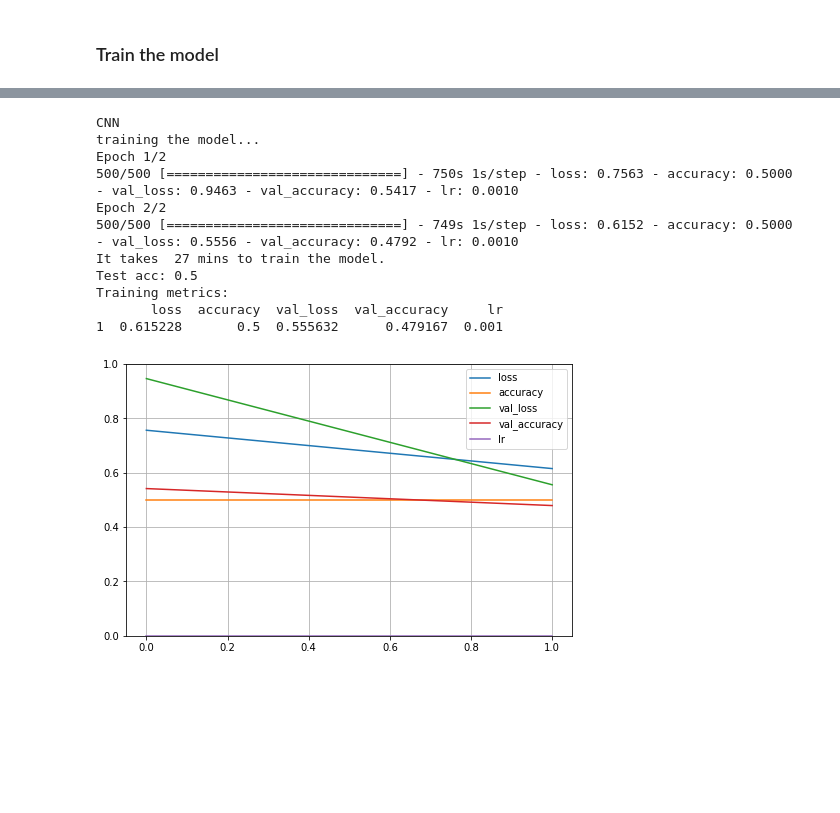
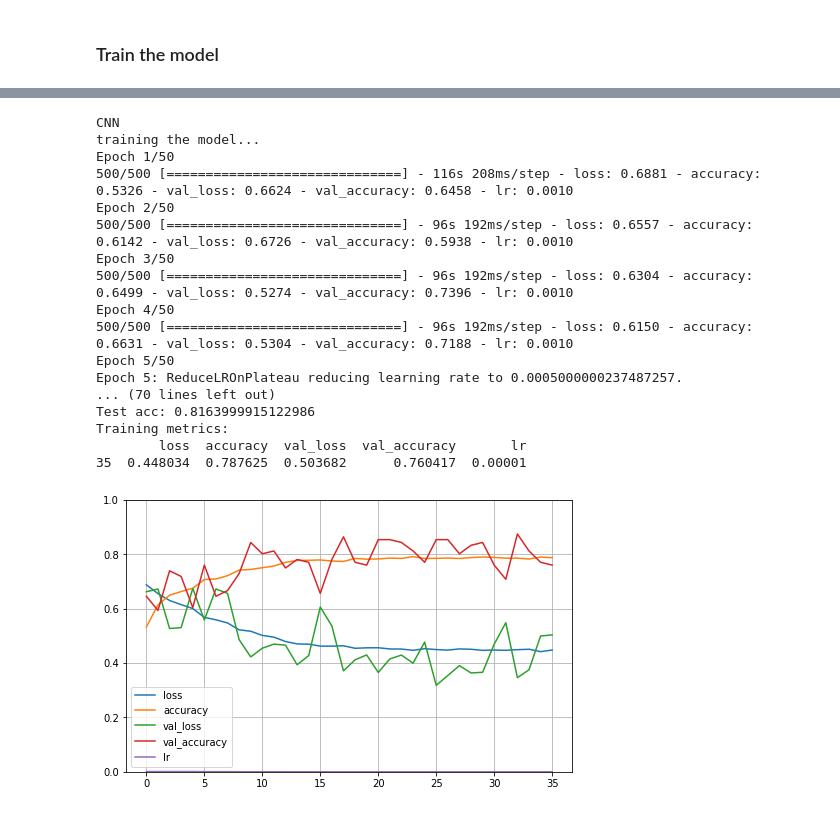
Before and after one commit to divassya/CS767_ML_project, a Jupyter notebook: CS767_animal_classification.ipynb, the cells around one changed output, grey strips where cells are left out. Saved outputs shown, nothing was run; the diff lists cells and outputs as text; code cells hidden in the pictures; blank space fills up the shorter version.

```diff
--- a/CS767_animal_classification.ipynb
+++ b/CS767_animal_classification.ipynb
@@ -329,33 +341,39 @@ _________________________________________________________________
 # %%
 model_name = 'CNN'
 print(model_name)
 # training
 print('training the model...')
 start = time()
 with tf.device("/GPU:0"): # use GPU-kernel
   hist = model.fit(train_generator,
           validation_data = val_generator,
-          epochs=epoch,
+          epochs=50,
           batch_size=batch_size,
           verbose = 1,
           validation_steps=3,
           callbacks=callbacks)
 print('It takes ',round((time()-start)/60), 'mins to train the model.')
 
 model.save('./final_' + model_name +'.h5')
 test_loss, test_acc = model.evaluate(test_generator, verbose=0)
 print('Test acc:', test_acc)
 learning_curve(hist, model_name)
 # %% [output]
 CNN
 training the model...
-Epoch 1/2
-500/500 [==============================] - 750s 1s/step - loss: 0.7563 - accuracy: 0.5000 - val_loss: 0.9463 - val_accuracy: 0.5417 - lr: 0.0010
-Epoch 2/2
-500/500 [==============================] - 749s 1s/step - loss: 0.6152 - accuracy: 0.5000 - val_loss: 0.5556 - val_accuracy: 0.4792 - lr: 0.0010
-It takes  27 mins to train the model.
-Test acc: 0.5
+Epoch 1/50
+500/500 [==============================] - 116s 208ms/step - loss: 0.6881 - accuracy: 0.5326 - val_loss: 0.6624 - val_accuracy: 0.6458 - lr: 0.0010
+Epoch 2/50
+500/500 [==============================] - 96s 192ms/step - loss: 0.6557 - accuracy: 0.6142 - val_loss: 0.6726 - val_accuracy: 0.5938 - lr: 0.0010
+Epoch 3/50
+500/500 [==============================] - 96s 192ms/step - loss: 0.6304 - accuracy: 0.6499 - val_loss: 0.5274 - val_accuracy: 0.7396 - lr: 0.0010
+Epoch 4/50
+500/500 [==============================] - 96s 192ms/step - loss: 0.6150 - accuracy: 0.6631 - val_loss: 0.5304 - val_accuracy: 0.7188 - lr: 0.0010
+Epoch 5/50
+Epoch 5: ReduceLROnPlateau reducing learning rate to 0.0005000000237487257.
+... (70 lines left out)
+Test acc: 0.8163999915122986
 Training metrics:
-       loss  accuracy  val_loss  val_accuracy     lr
-1  0.615228       0.5  0.555632      0.479167  0.001
+        loss  accuracy  val_loss  val_accuracy       lr
+35  0.448034  0.787625  0.503682      0.760417  0.00001
-[figure, old version]
+[figure, new version]
```
Also changed, not shown: parts of 10 cells of this notebook.
